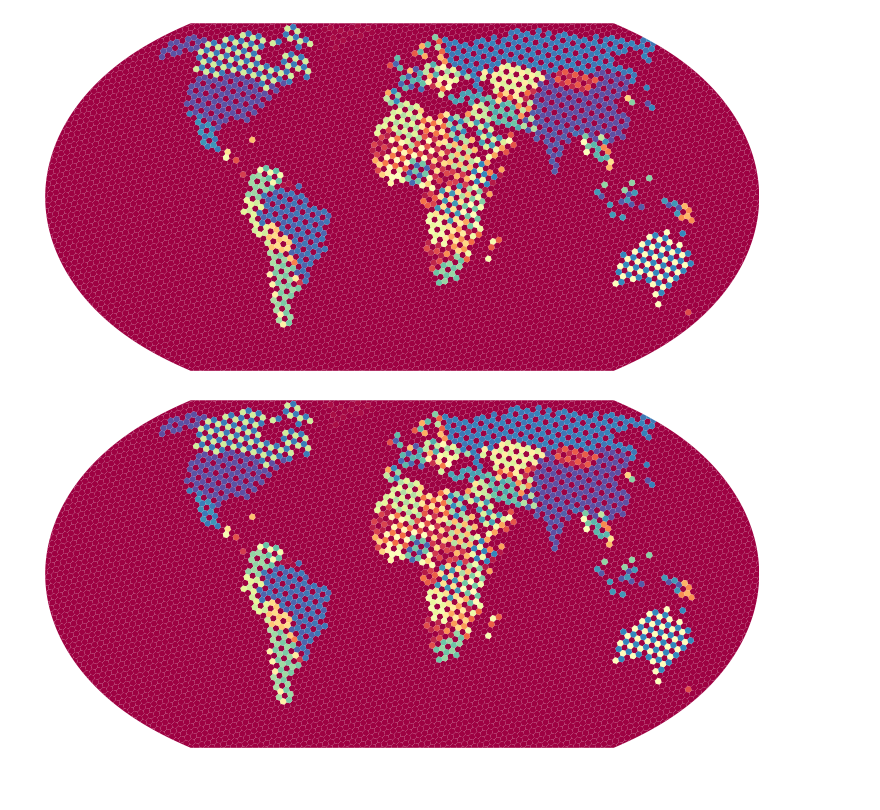
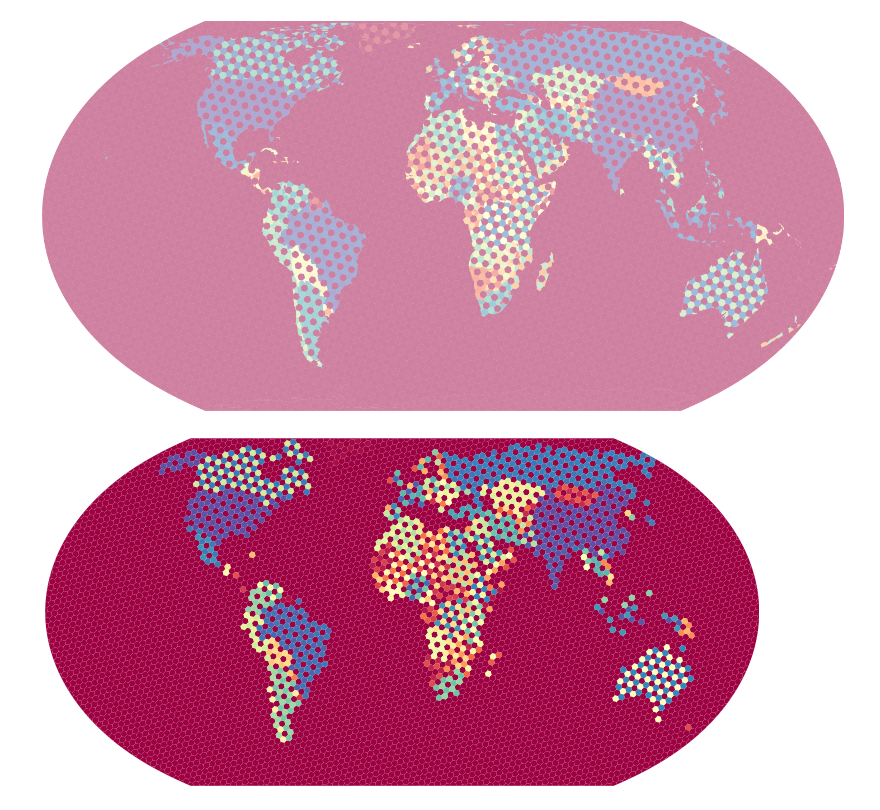
Before and after one commit to DOSull/weaving-space, a Jupyter notebook: world-map-example-nacis.ipynb, the cells around one changed output. Drawn from its saved outputs; the diff is of its cells as text; code cells hidden in the pictures; blank space fills up the shorter version.

Commit message:
added option for ragged edges on tiled maps

```diff
--- a/world-map-example-nacis.ipynb
+++ b/world-map-example-nacis.ipynb
@@ -25,14 +24,14 @@ tiling = Tiling(unit, w, id_var = "NAME", tile_margin = 0)
 # %%
-map = tiling.get_tiled_map()
+map = tiling.get_tiled_map(prioritise_tiles = False, ragged_edges = True)
 # %%
 map.variables = dict(zip(list("abc"),
                         ("scalerank", "POP_EST", "GDP_MD")))
 map.colourmaps = dict(zip(map.variables.values(),
                          ("Spectral", "Spectral", "Spectral")))
 
-fig = map.render(legend = False, scheme = "quantiles") # quantiles for interest
+fig = map.render(legend = False, scheme = "quantiles", alpha = 0.5) # quantiles for interest
 # %% [output]
-[figure, old version]
+[figure, new version]
 # %%
 map.dpi = 600  # don't ask me what makes sense for DPI
 map.figsize = (10, 7)
```
Also changed, not shown: parts of 3 cells of this notebook, 1 other file.
